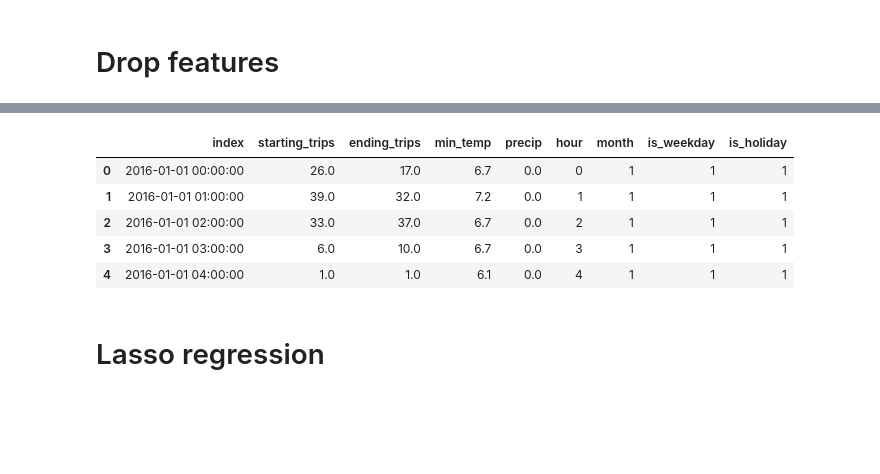
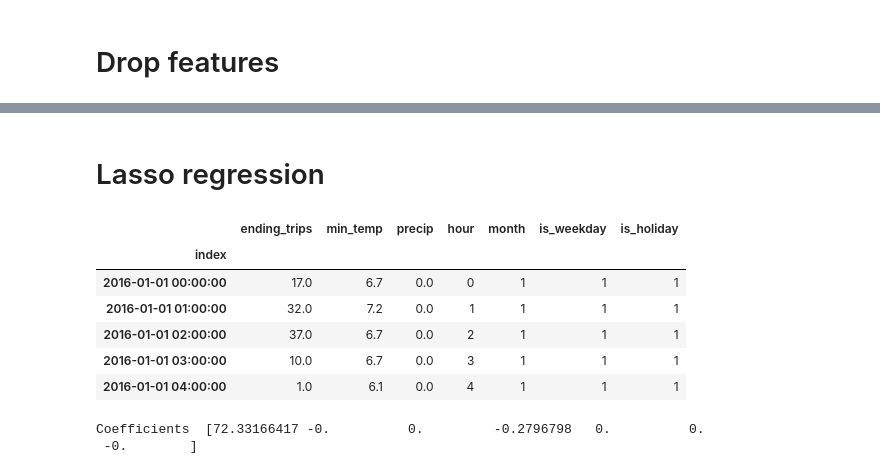
Before and after one commit to Jerematix/dataflow, a Jupyter notebook: notebooks/predictive_analytics/FTest.ipynb, the cells around one changed output, grey strips where cells are left out. Drawn from its saved outputs; the diff is of its cells as text; code cells hidden in the pictures; blank space fills up the shorter version.

```diff
--- a/notebooks/predictive_analytics/FTest.ipynb
+++ b/notebooks/predictive_analytics/FTest.ipynb
@@ -258,20 +260,13 @@ Looking at the *Correlation* seven pairs have high correlation. So either one of
 # %%
 columns_to_drop = ['max_temp', 'day_of_week', 'day_of_year', 'week', 'date']
 df_bike_trips_hourly.drop(columns_to_drop, axis=1, inplace=True)
-df_bike_trips_hourly.head()
+# df_bike_trips_hourly.head()
-# %% [output]
-|  | index | starting_trips | ending_trips | min_temp | precip | hour | month | is_weekday | is_holiday |
-| 0 | 2016-01-01 00:00:00 | 26.0 | 17.0 | 6.7 | 0.0 | 0 | 1 | 1 | 1 |
-| 1 | 2016-01-01 01:00:00 | 39.0 | 32.0 | 7.2 | 0.0 | 1 | 1 | 1 | 1 |
-| 2 | 2016-01-01 02:00:00 | 33.0 | 37.0 | 6.7 | 0.0 | 2 | 1 | 1 | 1 |
-| 3 | 2016-01-01 03:00:00 | 6.0 | 10.0 | 6.7 | 0.0 | 3 | 1 | 1 | 1 |
-| 4 | 2016-01-01 04:00:00 | 1.0 | 1.0 | 6.1 | 0.0 | 4 | 1 | 1 | 1 |
 # %%
 df_bike_trips_hourly.to_parquet('../../data/bike_trips_hourly.parquet')
 # %% [markdown]
 # Lasso regression
 # %%
-#input_features = df_bike_trips_hourly.reset_index().drop(columns=["starting_trips"])
-#predicted_varible = df_bike_trips_hourly["starting_trips"]
+input_features = df_bike_trips_hourly.drop(columns=["starting_trips"])
+predicted_varible = df_bike_trips_hourly["starting_trips"]
 # %%
 # scale input features
@@ -280,5 +275,18 @@ df_bike_trips_hourly.to_parquet('../../data/bike_trips_hourly.parquet')
+# %%
+input_features.head()
+# %% [output]
+|  | ending_trips | min_temp | precip | hour | month | is_weekday | is_holiday |
+| index |  |  |  |  |  |  |  |
+| 2016-01-01 00:00:00 | 17.0 | 6.7 | 0.0 | 0 | 1 | 1 | 1 |
+| 2016-01-01 01:00:00 | 32.0 | 7.2 | 0.0 | 1 | 1 | 1 | 1 |
+| 2016-01-01 02:00:00 | 37.0 | 6.7 | 0.0 | 2 | 1 | 1 | 1 |
+| 2016-01-01 03:00:00 | 10.0 | 6.7 | 0.0 | 3 | 1 | 1 | 1 |
+| 2016-01-01 04:00:00 | 1.0 | 6.1 | 0.0 | 4 | 1 | 1 | 1 |
 # %%
 # fit data to the linear regression model
-#model = Lasso(alpha=1)
-#model.fit(input_features_scaled, predicted_varible)
-#print("Coefficients ", model.coef_)
+model = Lasso(alpha=1)
+model.fit(input_features_scaled, predicted_varible)
+print("Coefficients ", model.coef_)
+# %% [output]
+Coefficients  [72.33166417 -0.          0.         -0.2796798   0.          0.
+ -0.        ]
```
Also changed, not shown: parts of 22 cells of this notebook, 3 other files.
